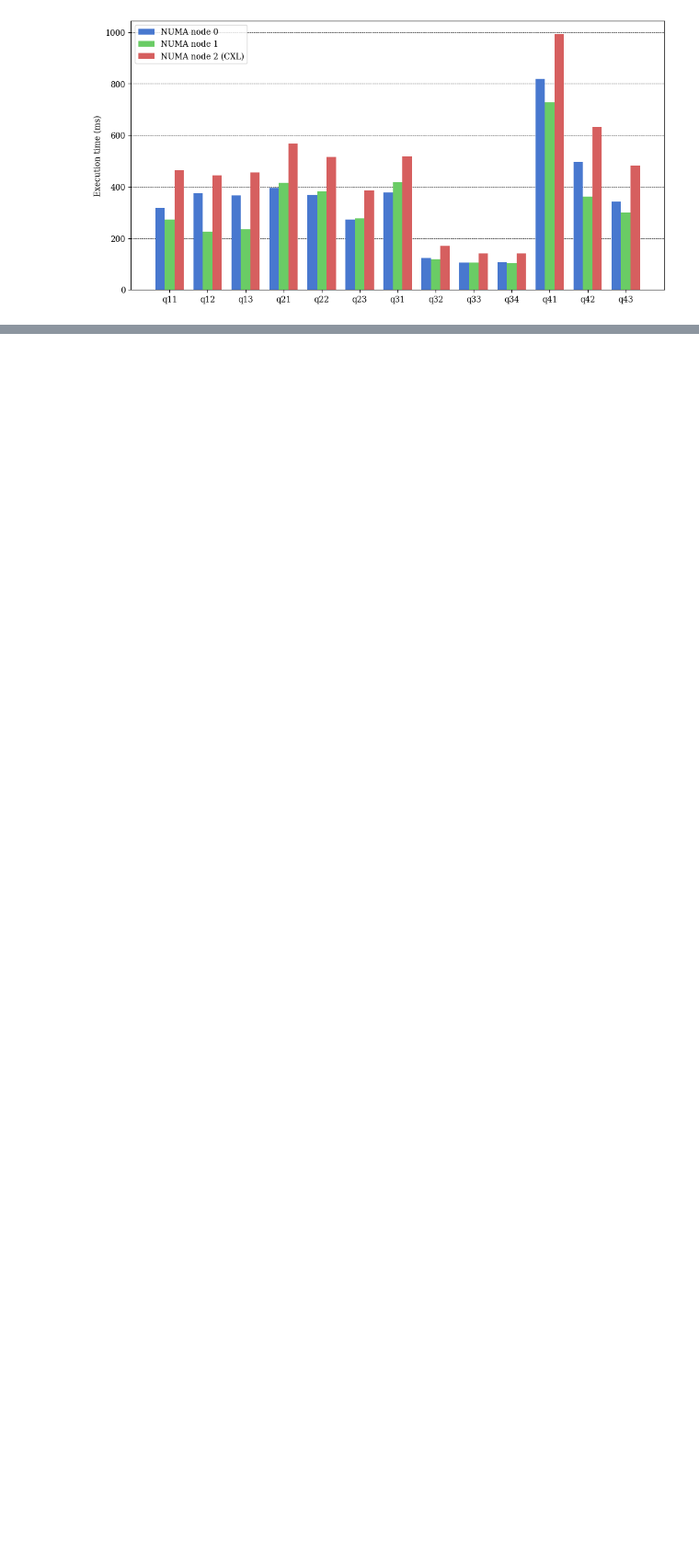
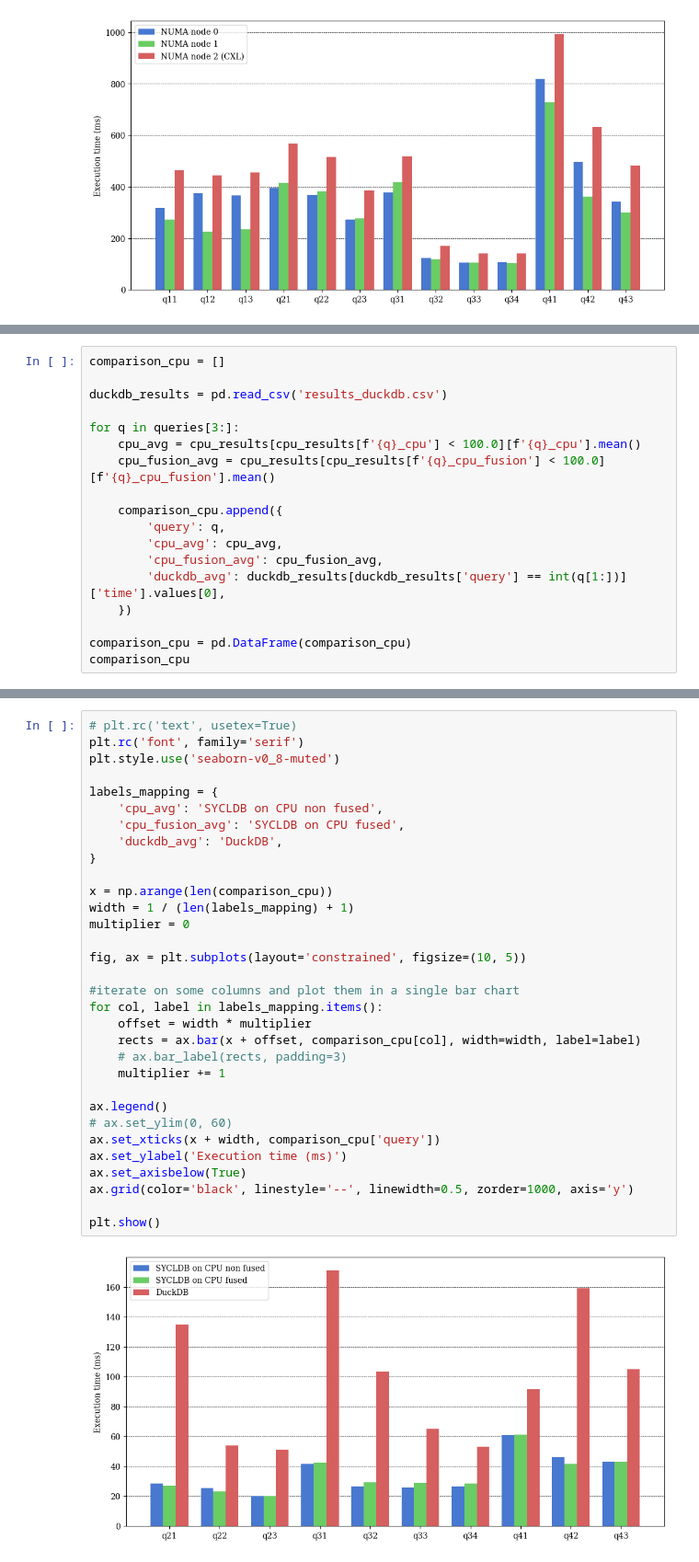
Before and after one commit to Maestro-Zacht/sycldb-calcite-executor, a Jupyter notebook: performances/perf.ipynb, the cells around one changed output, grey strips where cells are left out. Shown at 92% size. Drawn from its saved outputs; the diff is of its cells as text; blank space fills up the shorter version.

Commit message:
performances duckdb vs cpu

```diff
--- a/performances/perf.ipynb
+++ b/performances/perf.ipynb
@@ -344,0 +367,18 @@ plt.show()
+# %%
+comparison_cpu = []
+
+duckdb_results = pd.read_csv('results_duckdb.csv')
+
+for q in queries[3:]:
+    cpu_avg = cpu_results[cpu_results[f'{q}_cpu'] < 100.0][f'{q}_cpu'].mean()
+    cpu_fusion_avg = cpu_results[cpu_results[f'{q}_cpu_fusion'] < 100.0][f'{q}_cpu_fusion'].mean()
+
+    comparison_cpu.append({
+        'query': q,
+        'cpu_avg': cpu_avg,
+        'cpu_fusion_avg': cpu_fusion_avg,
+        'duckdb_avg': duckdb_results[duckdb_results['query'] == int(q[1:])]['time'].values[0],
+    })
+
+comparison_cpu = pd.DataFrame(comparison_cpu)
+comparison_cpu
@@ -344,0 +397,34 @@ plt.show()
+# %%
+# plt.rc('text', usetex=True)
+plt.rc('font', family='serif')
+plt.style.use('seaborn-v0_8-muted')
+
+labels_mapping = {
+    'cpu_avg': 'SYCLDB on CPU non fused',
+    'cpu_fusion_avg': 'SYCLDB on CPU fused',
+    'duckdb_avg': 'DuckDB',
+}
+
+x = np.arange(len(comparison_cpu))
+width = 1 / (len(labels_mapping) + 1)
+multiplier = 0
+
+fig, ax = plt.subplots(layout='constrained', figsize=(10, 5))
+
+#iterate on some columns and plot them in a single bar chart
+for col, label in labels_mapping.items():
+    offset = width * multiplier
+    rects = ax.bar(x + offset, comparison_cpu[col], width=width, label=label)
+    # ax.bar_label(rects, padding=3)
+    multiplier += 1
+
+ax.legend()
+# ax.set_ylim(0, 60)
+ax.set_xticks(x + width, comparison_cpu['query'])
+ax.set_ylabel('Execution time (ms)')
+ax.set_axisbelow(True)
+ax.grid(color='black', linestyle='--', linewidth=0.5, zorder=1000, axis='y')
+
+plt.show()
+# %% [output]
+[figure, added]
```
Also changed, not shown: parts of 2 cells of this notebook, 27 other files.
